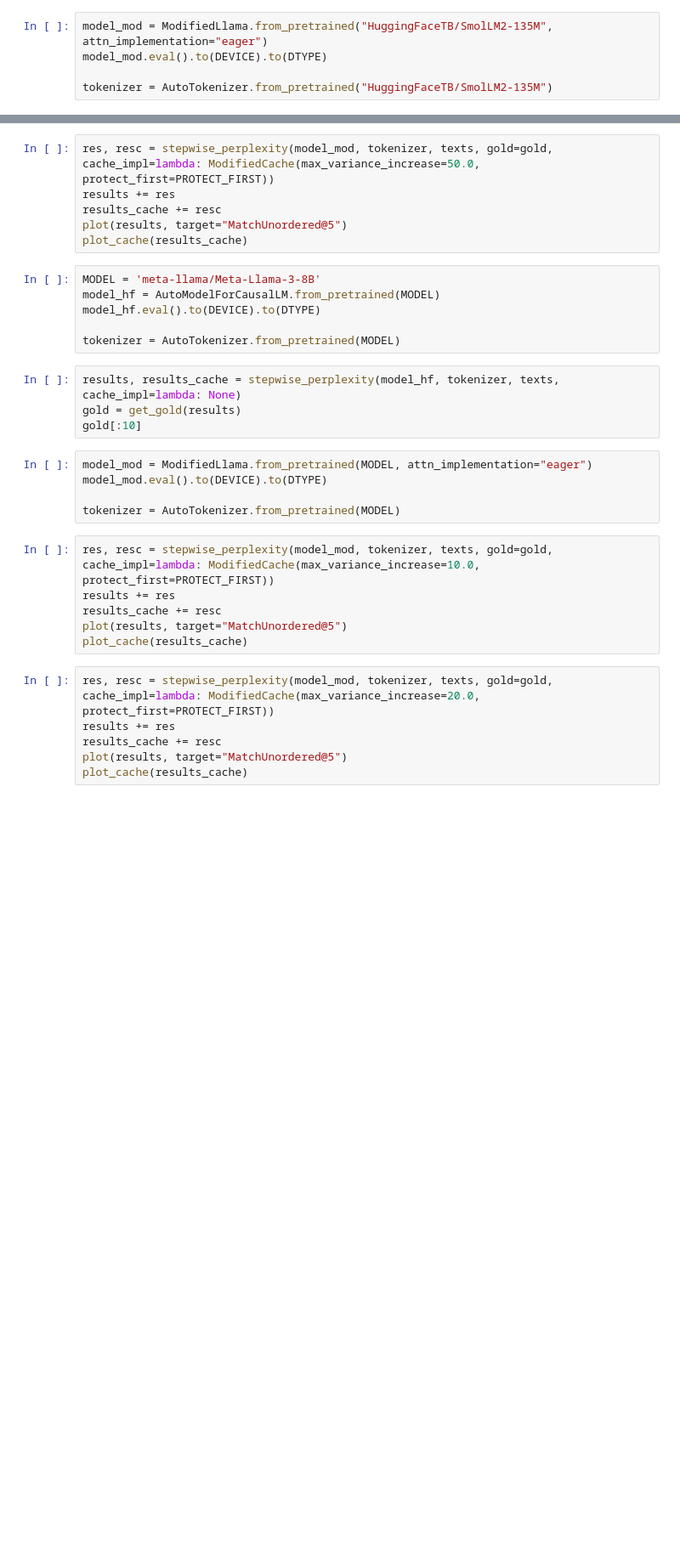
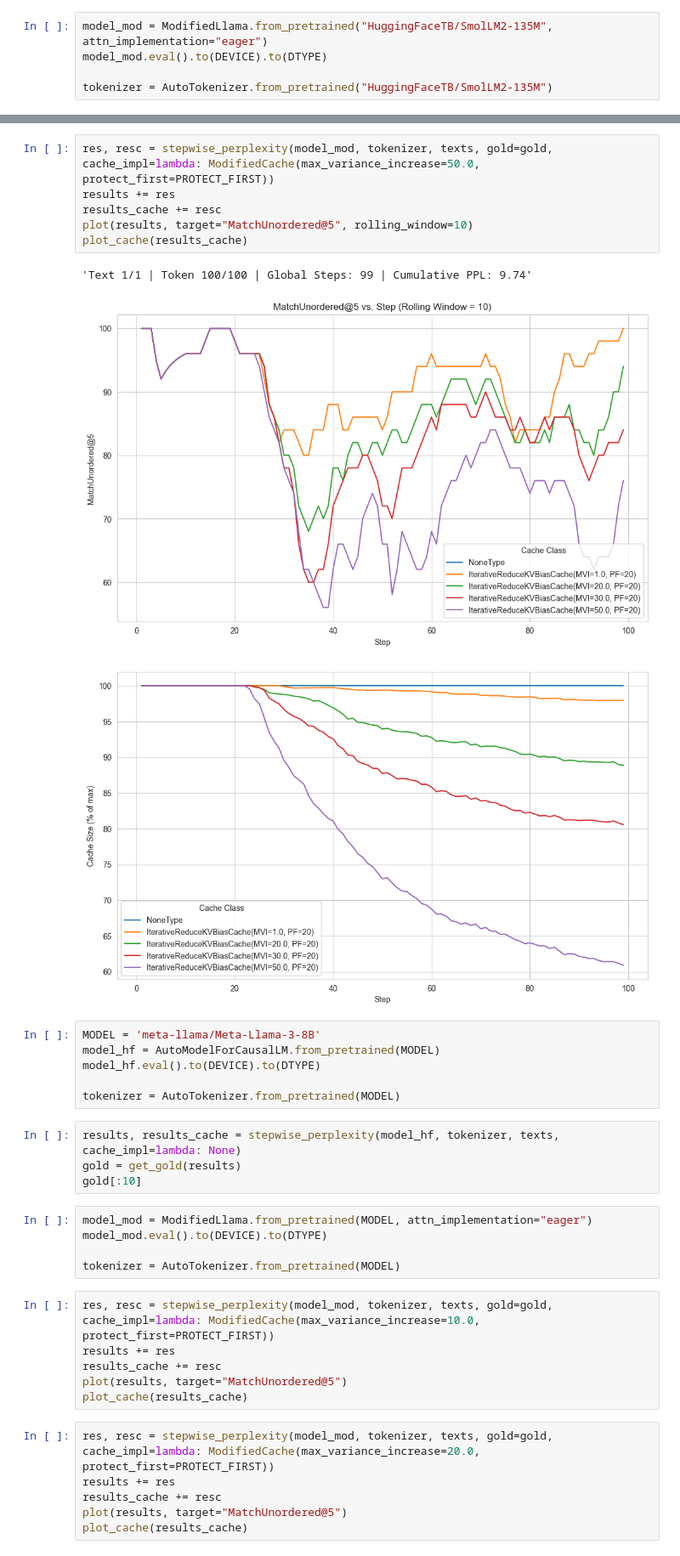
Before and after one commit to ViktorooReps/kv-cache-reduction, a Jupyter notebook: experiment.ipynb, the cells around one changed output, grey strips where cells are left out. Shown: that part at 85% size. Drawn from its saved outputs; the diff is of its cells as text; blank space fills up the shorter version.

```diff
--- a/experiment.ipynb
+++ b/experiment.ipynb
@@ -250,9 +273,13 @@ plot_cache(results_cache)
 # %%
 res, resc = stepwise_perplexity(model_mod, tokenizer, texts, gold=gold, cache_impl=lambda: ModifiedCache(max_variance_increase=50.0, protect_first=PROTECT_FIRST))
 results += res
 results_cache += resc
-plot(results, target="MatchUnordered@5")
+plot(results, target="MatchUnordered@5", rolling_window=10)
 plot_cache(results_cache)
+# %% [output]
+'Text 1/1 | Token 100/100 | Global Steps: 99 | Cumulative PPL: 9.74'
+[figure, added]
+[figure, added]
 # %%
 MODEL = 'meta-llama/Meta-Llama-3-8B'
 model_hf = AutoModelForCausalLM.from_pretrained(MODEL)
```
Also changed, not shown: parts of 10 cells of this notebook, 1 other file.
